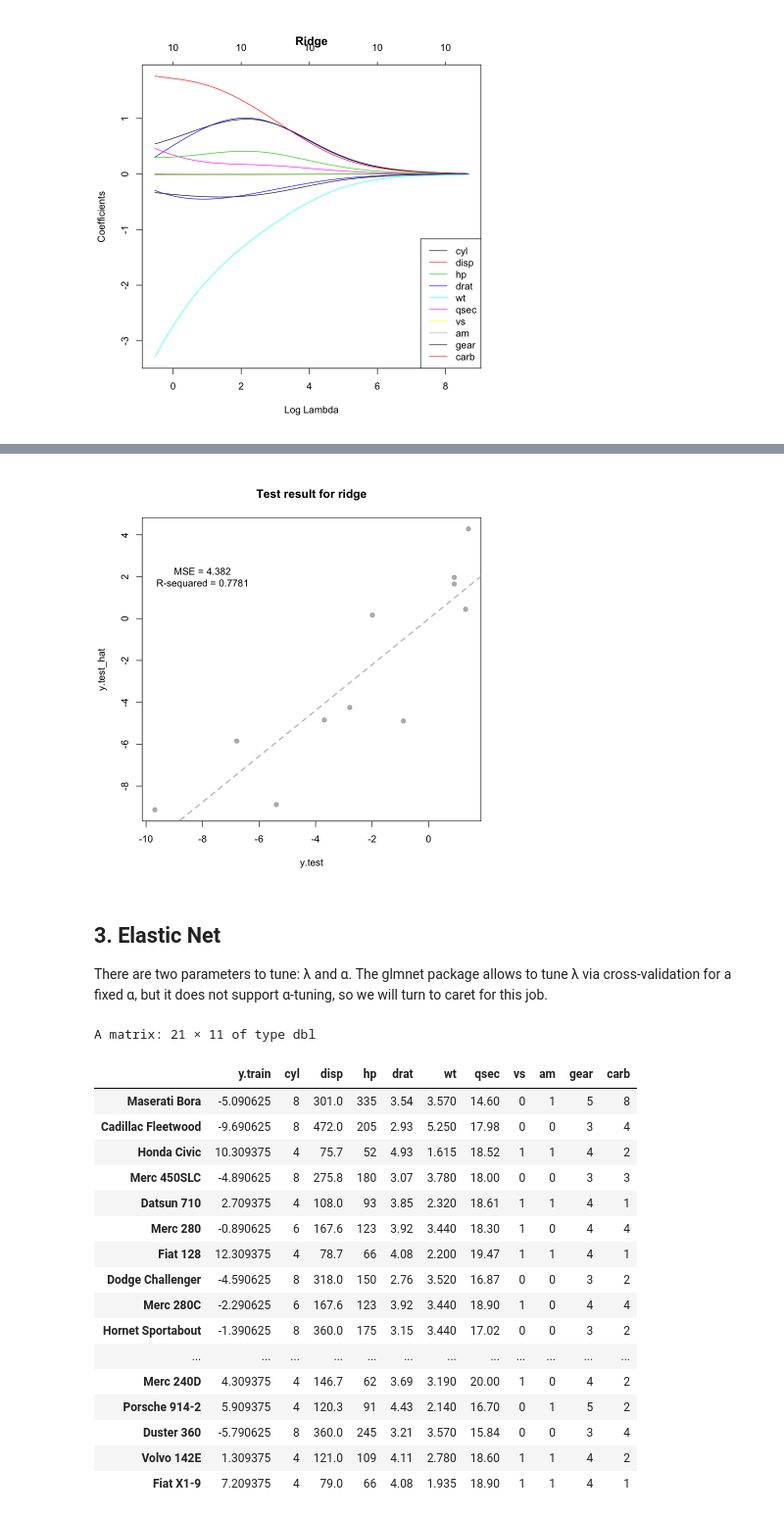
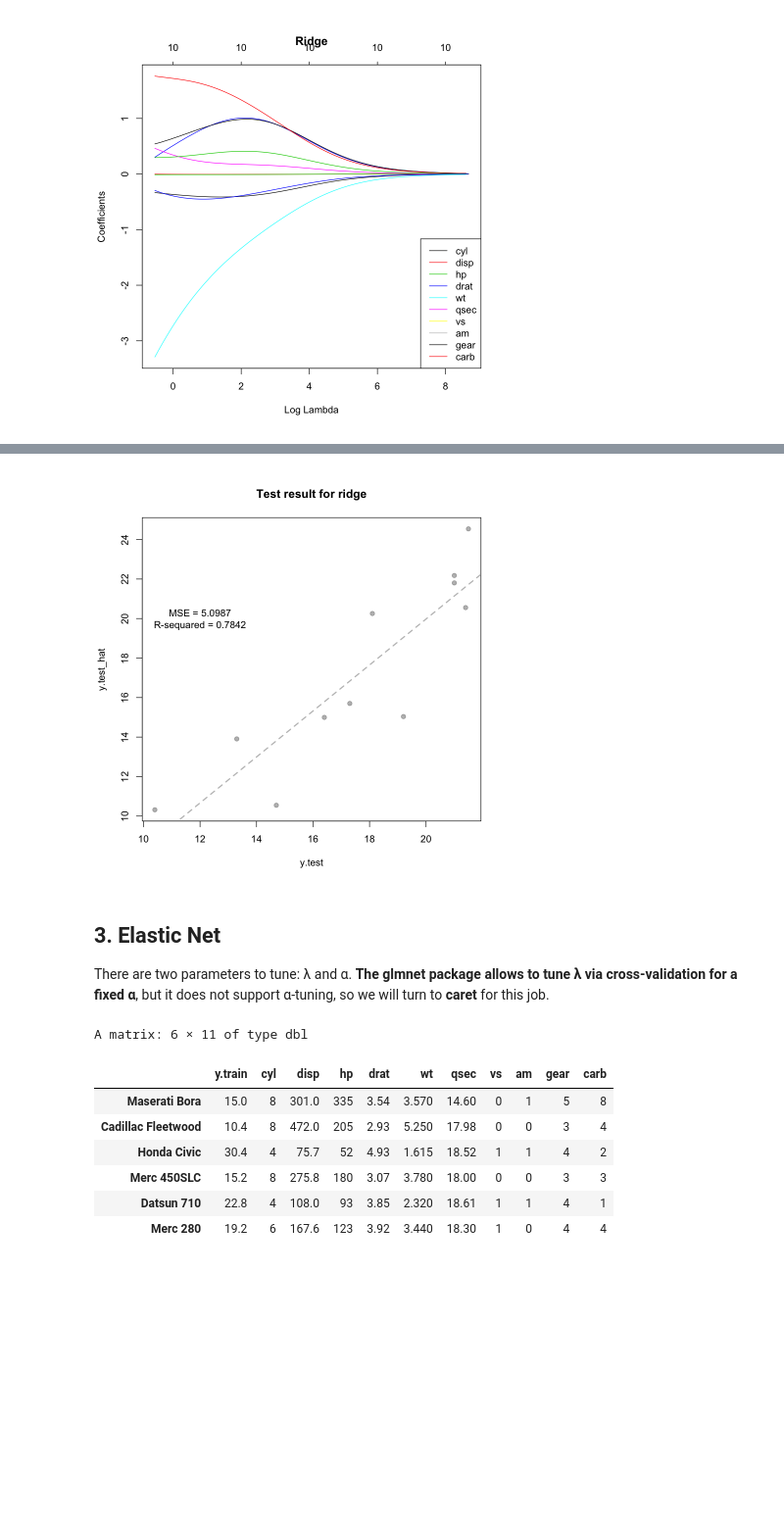
Before and after one commit to Xiaoqizheng/xiaoqizheng.github.io, a Jupyter notebook: machine_learning_by_R/Linear_regression_Regularization.ipynb, the cells around one changed output, grey strips where cells are left out. Shown at 98% size. Saved outputs shown, nothing was run; the diff lists cells and outputs as text; code cells hidden in the pictures; blank space fills up the shorter version.

```diff
--- a/machine_learning_by_R/Linear_regression_Regularization.ipynb
+++ b/machine_learning_by_R/Linear_regression_Regularization.ipynb
@@ -13,3 +7,10 @@ X <- mtcars %>% select(-mpg) %>% as.matrix()
+# %%
+## load data
+data("mtcars")
+
+X <- as.matrix(mtcars[,which(names(mtcars)!="mpg")])
+y <- as.matrix(scale(mtcars[,"mpg"],center = T,scale = T)) # scale y
+y <- mtcars[,"mpg"]
 # %%
 ## select training and test samples
 n <- nrow(X)
@@ -95,33 +98,24 @@ MSE <- mean((y.test - y.test_hat)^2)
 
 plot(y.test,y.test_hat,col="#00000050",pch = 19,main = "Test result for ridge")
 abline(lm(y.test_hat~y.test),lty = 2,lwd = 2,col = "gray")
-text(x = -8,y = 2,labels = paste0("MSE = ",round(MSE,4),"\n","R-sequared = ",round(Rsquare,4)))
+text(x = 12,y = 20,labels = paste0("MSE = ",round(MSE,4),"\n","R-sequared = ",round(Rsquare,4)))
 # %% [output]
-[figure, old version]
+[figure, new version]
 # %% [markdown]
 ## 3. Elastic Net
-There are two parameters to tune: λ and α. The glmnet package allows to tune λ via cross-validation for a fixed α, but it does not support α-tuning, so we will turn to caret for this job.
+There are two parameters to tune: λ and α. **The glmnet package allows to tune λ via cross-validation for a fixed α**, but it does not support α-tuning, so we will turn to **caret** for this job.
 # %%
-cbind(y.train, X.train)
+dat <- cbind(y.train, X.train)
+head(dat)
 # %% [output]
-A matrix: 21 × 11 of type dbl
+A matrix: 6 × 11 of type dbl
 |  | y.train | cyl | disp | hp | drat | wt | qsec | vs | am | gear | carb |
-| Maserati Bora | -5.090625 | 8 | 301.0 | 335 | 3.54 | 3.570 | 14.60 | 0 | 1 | 5 | 8 |
-| Cadillac Fleetwood | -9.690625 | 8 | 472.0 | 205 | 2.93 | 5.250 | 17.98 | 0 | 0 | 3 | 4 |
-| Honda Civic | 10.309375 | 4 | 75.7 | 52 | 4.93 | 1.615 | 18.52 | 1 | 1 | 4 | 2 |
-| Merc 450SLC | -4.890625 | 8 | 275.8 | 180 | 3.07 | 3.780 | 18.00 | 0 | 0 | 3 | 3 |
-| Datsun 710 | 2.709375 | 4 | 108.0 | 93 | 3.85 | 2.320 | 18.61 | 1 | 1 | 4 | 1 |
-| Merc 280 | -0.890625 | 6 | 167.6 | 123 | 3.92 | 3.440 | 18.30 | 1 | 0 | 4 | 4 |
-| Fiat 128 | 12.309375 | 4 | 78.7 | 66 | 4.08 | 2.200 | 19.47 | 1 | 1 | 4 | 1 |
-| Dodge Challenger | -4.590625 | 8 | 318.0 | 150 | 2.76 | 3.520 | 16.87 | 0 | 0 | 3 | 2 |
-| Merc 280C | -2.290625 | 6 | 167.6 | 123 | 3.92 | 3.440 | 18.90 | 1 | 0 | 4 | 4 |
-| Hornet Sportabout | -1.390625 | 8 | 360.0 | 175 | 3.15 | 3.440 | 17.02 | 0 | 0 | 3 | 2 |
-| ... | ... | ... | ... | ... | ... | ... | ... | ... | ... | ... | ... |
-| Merc 240D | 4.309375 | 4 | 146.7 | 62 | 3.69 | 3.190 | 20.00 | 1 | 0 | 4 | 2 |
-| Porsche 914-2 | 5.909375 | 4 | 120.3 | 91 | 4.43 | 2.140 | 16.70 | 0 | 1 | 5 | 2 |
-| Duster 360 | -5.790625 | 8 | 360.0 | 245 | 3.21 | 3.570 | 15.84 | 0 | 0 | 3 | 4 |
-| Volvo 142E | 1.309375 | 4 | 121.0 | 109 | 4.11 | 2.780 | 18.60 | 1 | 1 | 4 | 2 |
-| Fiat X1-9 | 7.209375 | 4 | 79.0 | 66 | 4.08 | 1.935 | 18.90 | 1 | 1 | 4 | 1 |
+| Maserati Bora | 15.0 | 8 | 301.0 | 335 | 3.54 | 3.570 | 14.60 | 0 | 1 | 5 | 8 |
+| Cadillac Fleetwood | 10.4 | 8 | 472.0 | 205 | 2.93 | 5.250 | 17.98 | 0 | 0 | 3 | 4 |
+| Honda Civic | 30.4 | 4 | 75.7 | 52 | 4.93 | 1.615 | 18.52 | 1 | 1 | 4 | 2 |
+| Merc 450SLC | 15.2 | 8 | 275.8 | 180 | 3.07 | 3.780 | 18.00 | 0 | 0 | 3 | 3 |
+| Datsun 710 | 22.8 | 4 | 108.0 | 93 | 3.85 | 2.320 | 18.61 | 1 | 1 | 4 | 1 |
+| Merc 280 | 19.2 | 6 | 167.6 | 123 | 3.92 | 3.440 | 18.30 | 1 | 0 | 4 | 4 |
 # %%
 library(caret)
 
```
Also changed, not shown: parts of 8 cells of this notebook, 2 other files.
